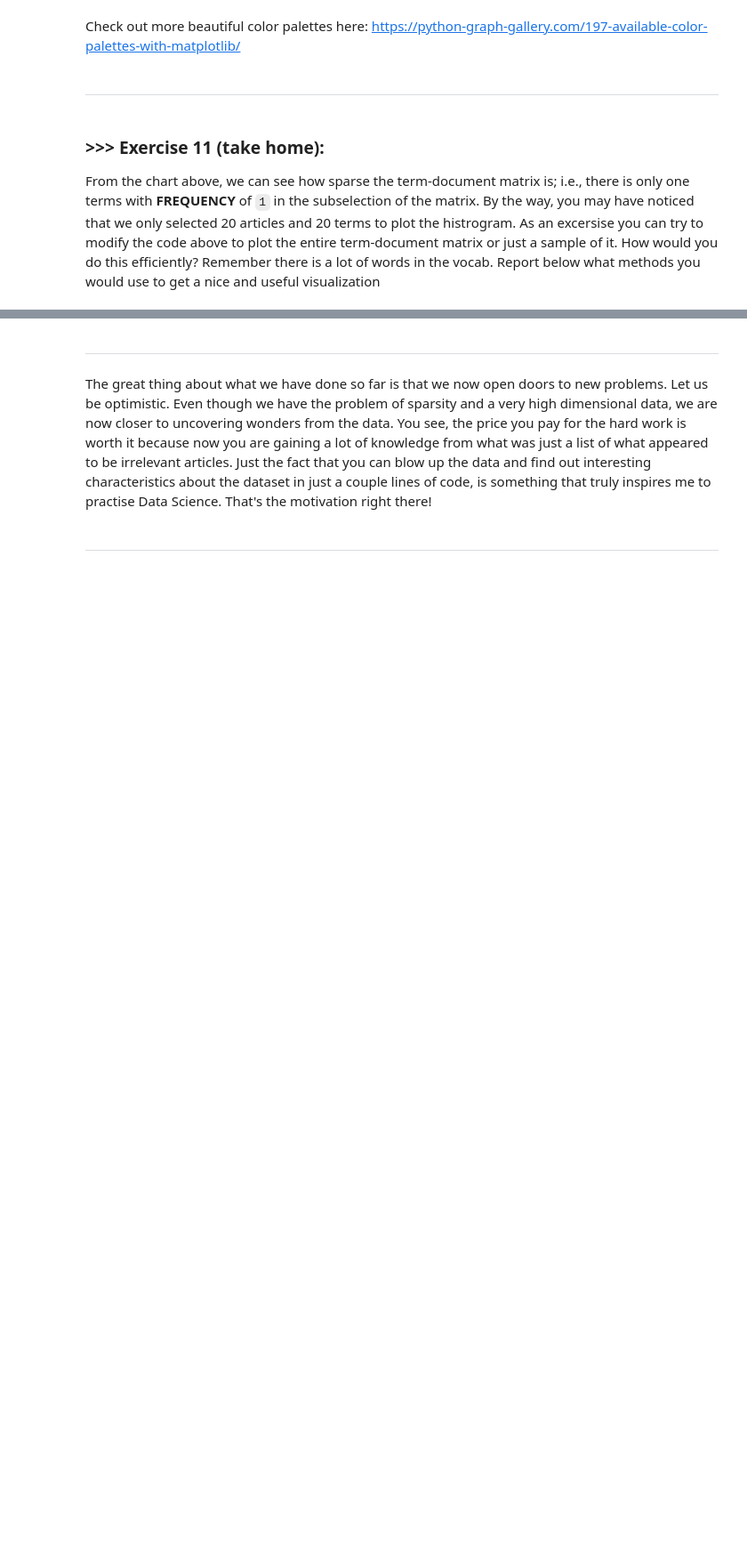
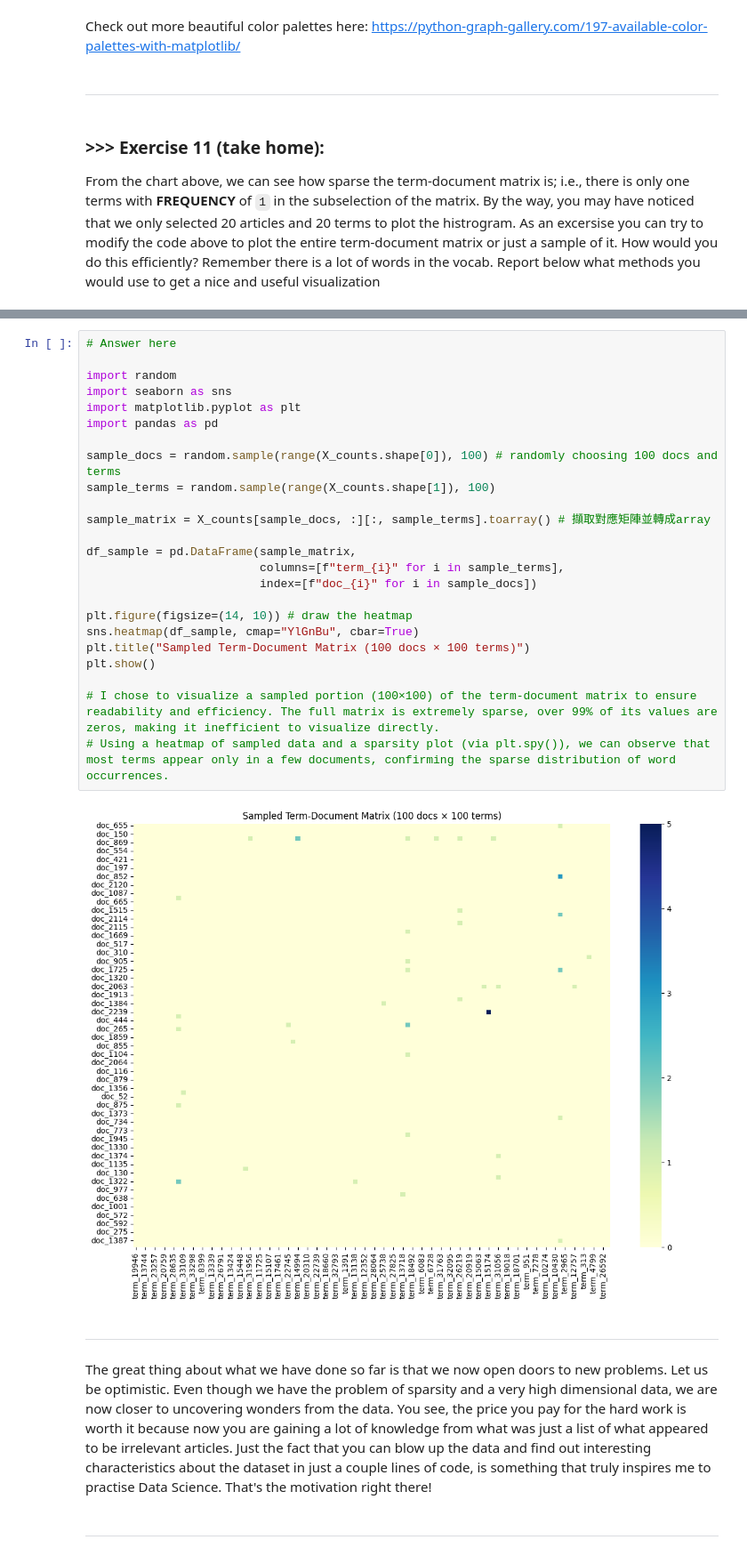
Before and after one commit to chrisfan0225/DM2025-Lab1-Exercise, a Jupyter notebook: DM2025-Lab1-Master.ipynb, the cells around one changed output, grey strips where cells are left out. Shown at 89% size. Saved outputs shown, nothing was run; the diff lists cells and outputs as text; blank space fills up the shorter version.

```diff
--- a/DM2025-Lab1-Master.ipynb
+++ b/DM2025-Lab1-Master.ipynb
@@ -1284,3 +1239,29 @@ such: 766
+# %%
+# Answer here
+
+import random
+import seaborn as sns
+import matplotlib.pyplot as plt
+import pandas as pd
+
+sample_docs = random.sample(range(X_counts.shape[0]), 100) # randomly choosing 100 docs and terms
+sample_terms = random.sample(range(X_counts.shape[1]), 100)
+
+sample_matrix = X_counts[sample_docs, :][:, sample_terms].toarray() # 擷取對應矩陣並轉成array
+
+df_sample = pd.DataFrame(sample_matrix,
+                         columns=[f"term_{i}" for i in sample_terms],
+                         index=[f"doc_{i}" for i in sample_docs])
+
+plt.figure(figsize=(14, 10)) # draw the heatmap
+sns.heatmap(df_sample, cmap="YlGnBu", cbar=True)
+plt.title("Sampled Term-Document Matrix (100 docs × 100 terms)")
+plt.show()
+
+# I chose to visualize a sampled portion (100×100) of the term-document matrix to ensure readability and efficiency. The full matrix is extremely sparse, over 99% of its values are zeros, making it inefficient to visualize directly.
+# Using a heatmap of sampled data and a sparsity plot (via plt.spy()), we can observe that most terms appear only in a few documents, confirming the sparse distribution of word occurrences.
+# %% [output]
+[figure, added]
 # %% [markdown]
 ---
 # %% [markdown]
```
Also changed, not shown: parts of 12 cells of this notebook, 1 other file.
